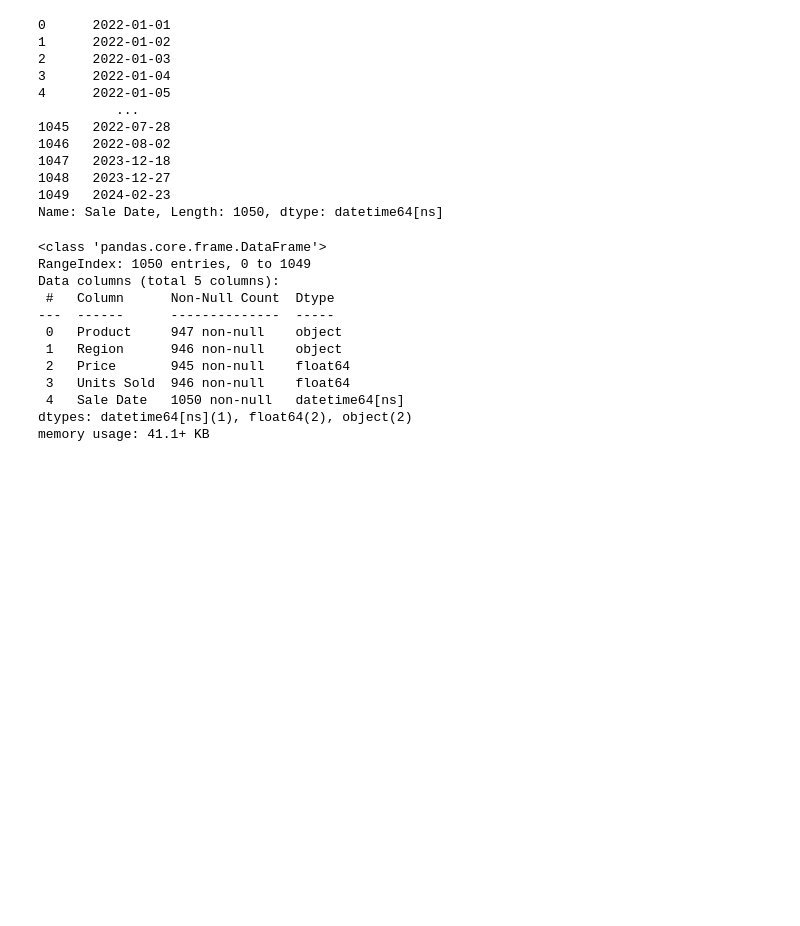
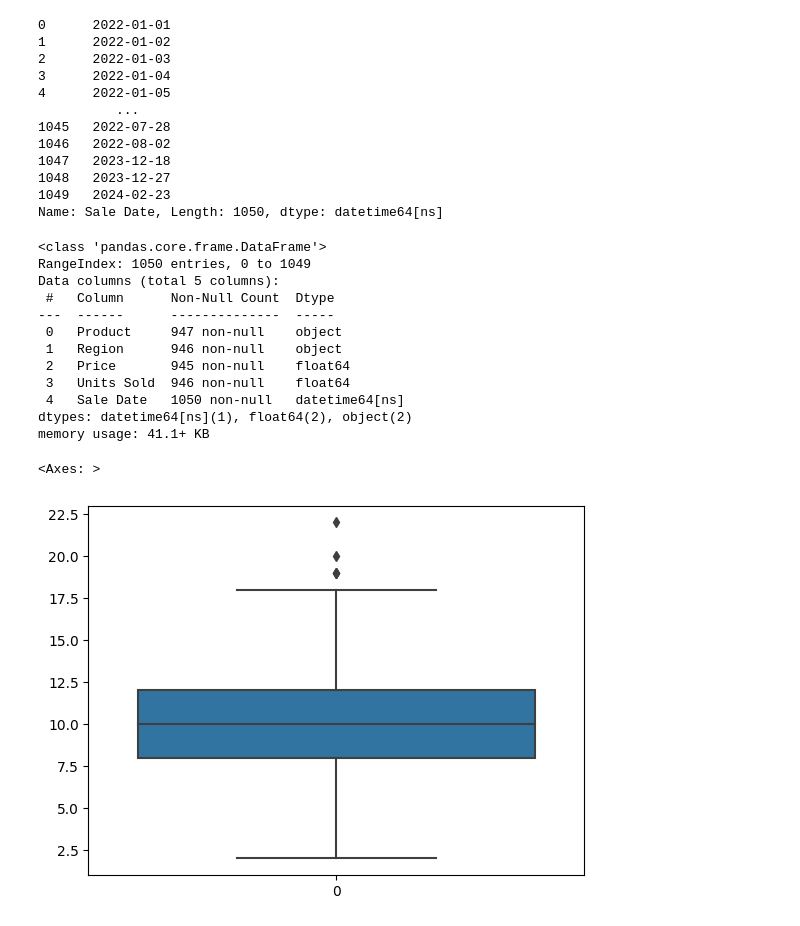
Before and after one commit to CodyDong/schulich_data_science, a Jupyter notebook: assignment1.ipynb, the cells around one changed output. Saved outputs shown, nothing was run; the diff lists cells and outputs as text; code cells hidden in the pictures; blank space fills up the shorter version.

```diff
--- a/assignment1.ipynb
+++ b/assignment1.ipynb
@@ -73,3 +73,8 @@ Data columns (total 5 columns):
  4   Sale Date   1050 non-null   datetime64[ns]
 dtypes: datetime64[ns](1), float64(2), object(2)
 memory usage: 41.1+ KB
+# %%
+sns.boxplot(df['Units Sold'])
+# %% [output]
+<Axes: >
+[figure, added]
```
Also changed, not shown: parts of 5 cells of this notebook.
